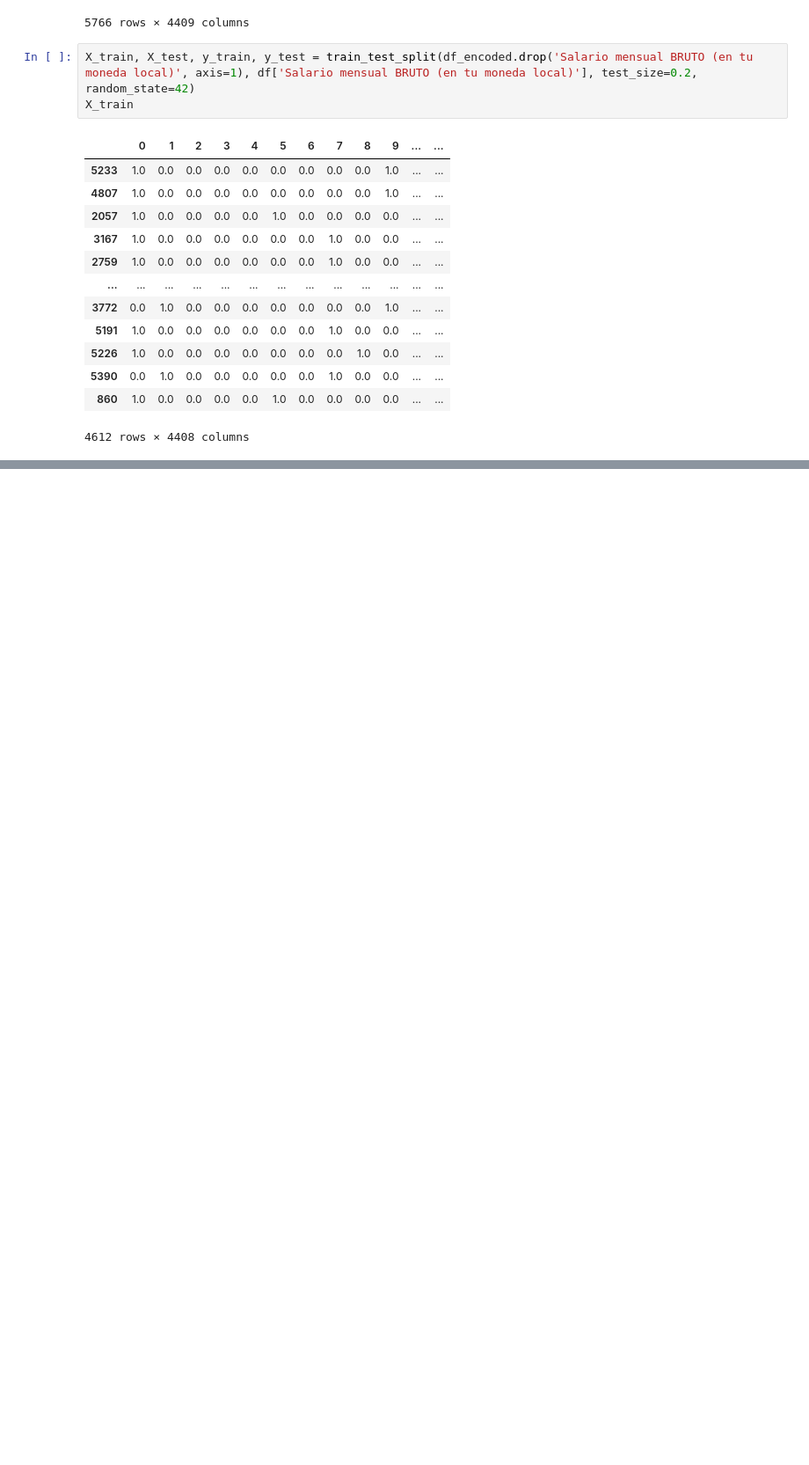
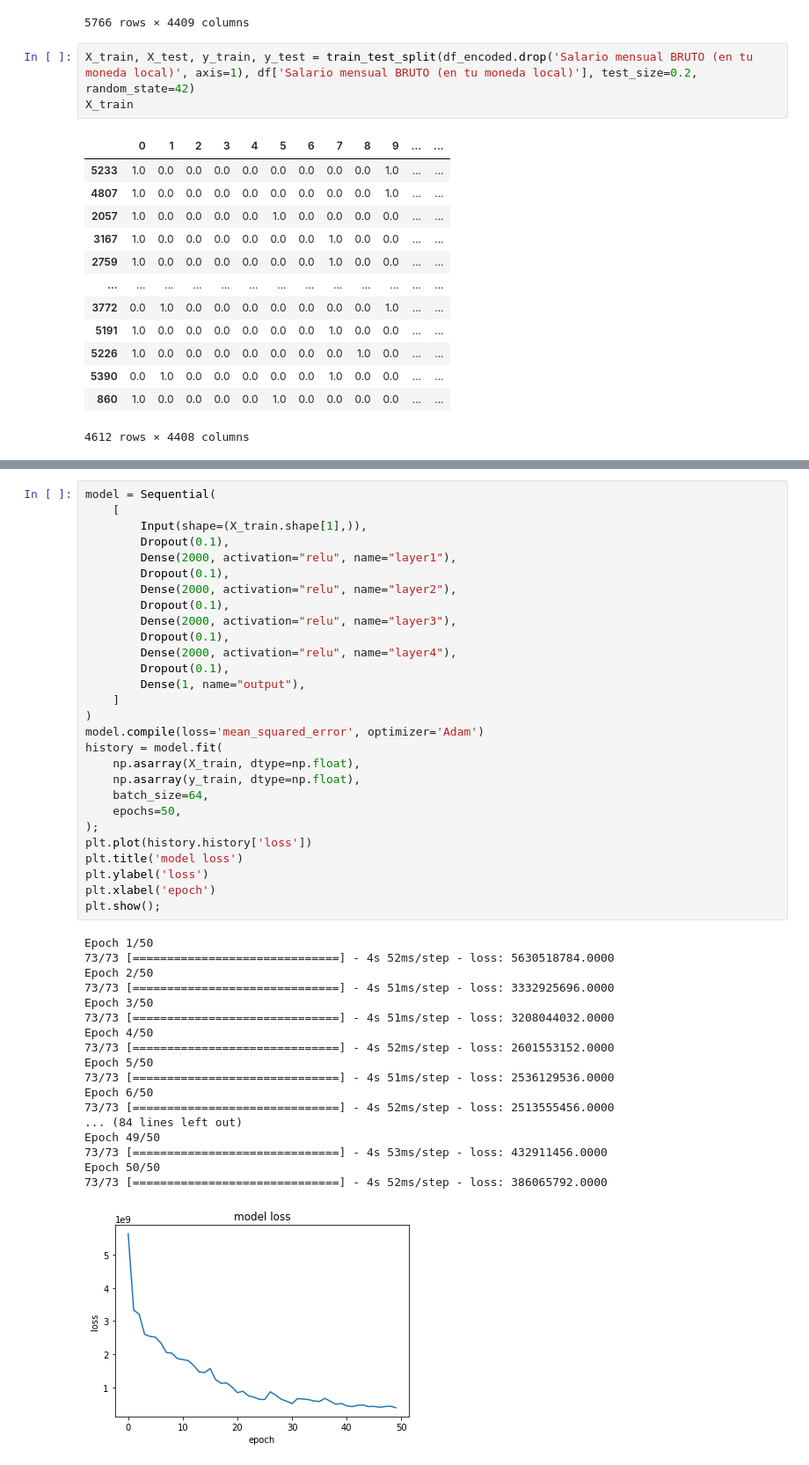
Before and after one commit to seppo0010/sysarmy-sueldos-2020.1, a Jupyter notebook: notebook/Predicción de sueldo - Deep Learning.ipynb, the cells around one changed output, grey strips where cells are left out. Shown at 88% size. Cells and saved outputs as stored; diff of their text form; blank space fills up the shorter version.

```diff
--- a/notebook/Predicción de sueldo - Deep Learning.ipynb
+++ b/notebook/Predicción de sueldo - Deep Learning.ipynb
@@ -183,0 +285,47 @@ Epoch 200/200
+# %%
+model = Sequential(
+    [
+        Input(shape=(X_train.shape[1],)),
+        Dropout(0.1),
+        Dense(2000, activation="relu", name="layer1"),
+        Dropout(0.1),
+        Dense(2000, activation="relu", name="layer2"),
+        Dropout(0.1),
+        Dense(2000, activation="relu", name="layer3"),
+        Dropout(0.1),
+        Dense(2000, activation="relu", name="layer4"),
+        Dropout(0.1),
+        Dense(1, name="output"),
+    ]
+)
+model.compile(loss='mean_squared_error', optimizer='Adam')
+history = model.fit(
+    np.asarray(X_train, dtype=np.float),
+    np.asarray(y_train, dtype=np.float),
+    batch_size=64,
+    epochs=50,
+);
+plt.plot(history.history['loss'])
+plt.title('model loss')
+plt.ylabel('loss')
+plt.xlabel('epoch')
+plt.show();
+# %% [output]
+Epoch 1/50
+73/73 [==============================] - 4s 52ms/step - loss: 5630518784.0000
+Epoch 2/50
+73/73 [==============================] - 4s 51ms/step - loss: 3332925696.0000
+Epoch 3/50
+73/73 [==============================] - 4s 51ms/step - loss: 3208044032.0000
+Epoch 4/50
+73/73 [==============================] - 4s 52ms/step - loss: 2601553152.0000
+Epoch 5/50
+73/73 [==============================] - 4s 51ms/step - loss: 2536129536.0000
+Epoch 6/50
+73/73 [==============================] - 4s 52ms/step - loss: 2513555456.0000
+... (84 lines left out)
+Epoch 49/50
+73/73 [==============================] - 4s 53ms/step - loss: 432911456.0000
+Epoch 50/50
+73/73 [==============================] - 4s 52ms/step - loss: 386065792.0000
+[figure, added]
```
Also changed, not shown: parts of 8 cells of this notebook.
